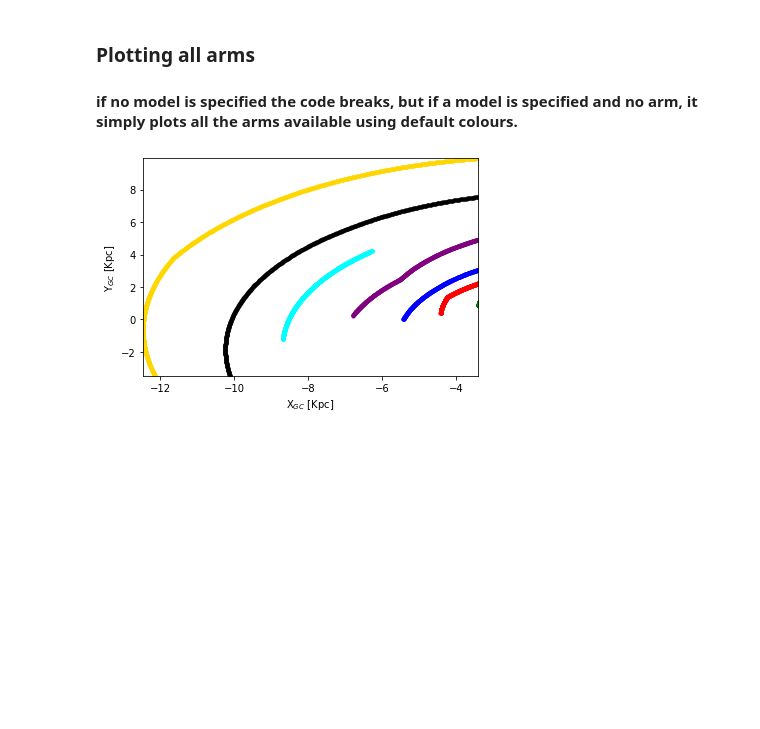
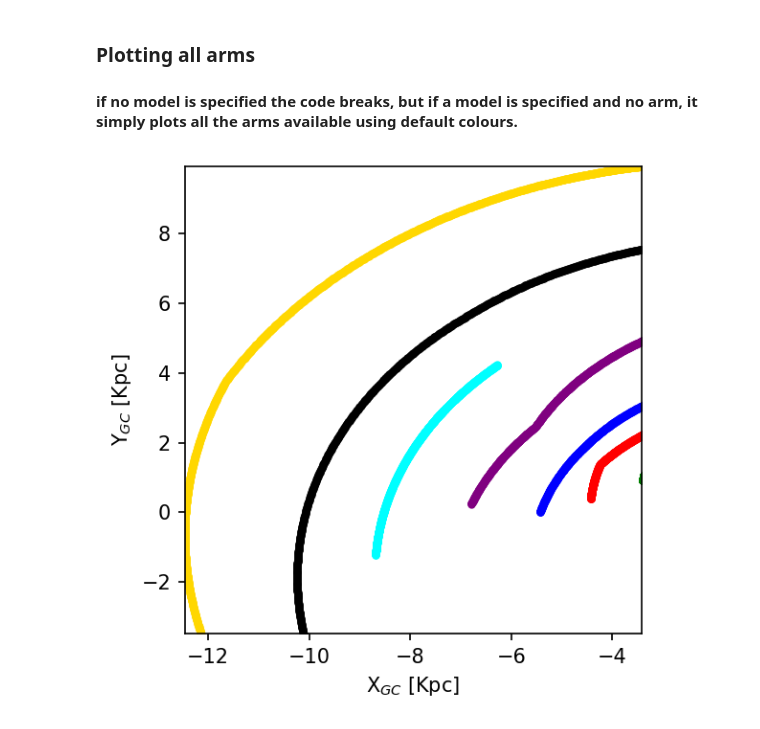
Before and after one commit to Abhaypru/SpiralMap, a Jupyter notebook: plotspirals_demo.ipynb, the cells around one changed output. Saved outputs shown, nothing was run; the diff lists cells and outputs as text; code cells hidden in the pictures; blank space fills up the shorter version.

```diff
--- a/plotspirals_demo.ipynb
+++ b/plotspirals_demo.ipynb
@@ -72,7 +82,11 @@ array([-4.42546686, -4.42519991, -4.42492971, -4.42465625, -4.42437955,
 ### Plotting all arms
 ####  if no model is specified the code breaks, but if a model is specified and no arm, it simply plots all the arms available using default colours.
 # %%
+plt.figure(figsize=(4,4),dpi=150)
+
 plotattrs = {'plot':True,'coordsys':'GC'}
 spirals.readout(plotattrs,model='Reid_2019',arm='all')
+
+plt.tight_layout()
 # %% [output]
-[figure, old version]
+[figure, new version]
```
Also changed, not shown: parts of 3 cells of this notebook, 3 other files.
